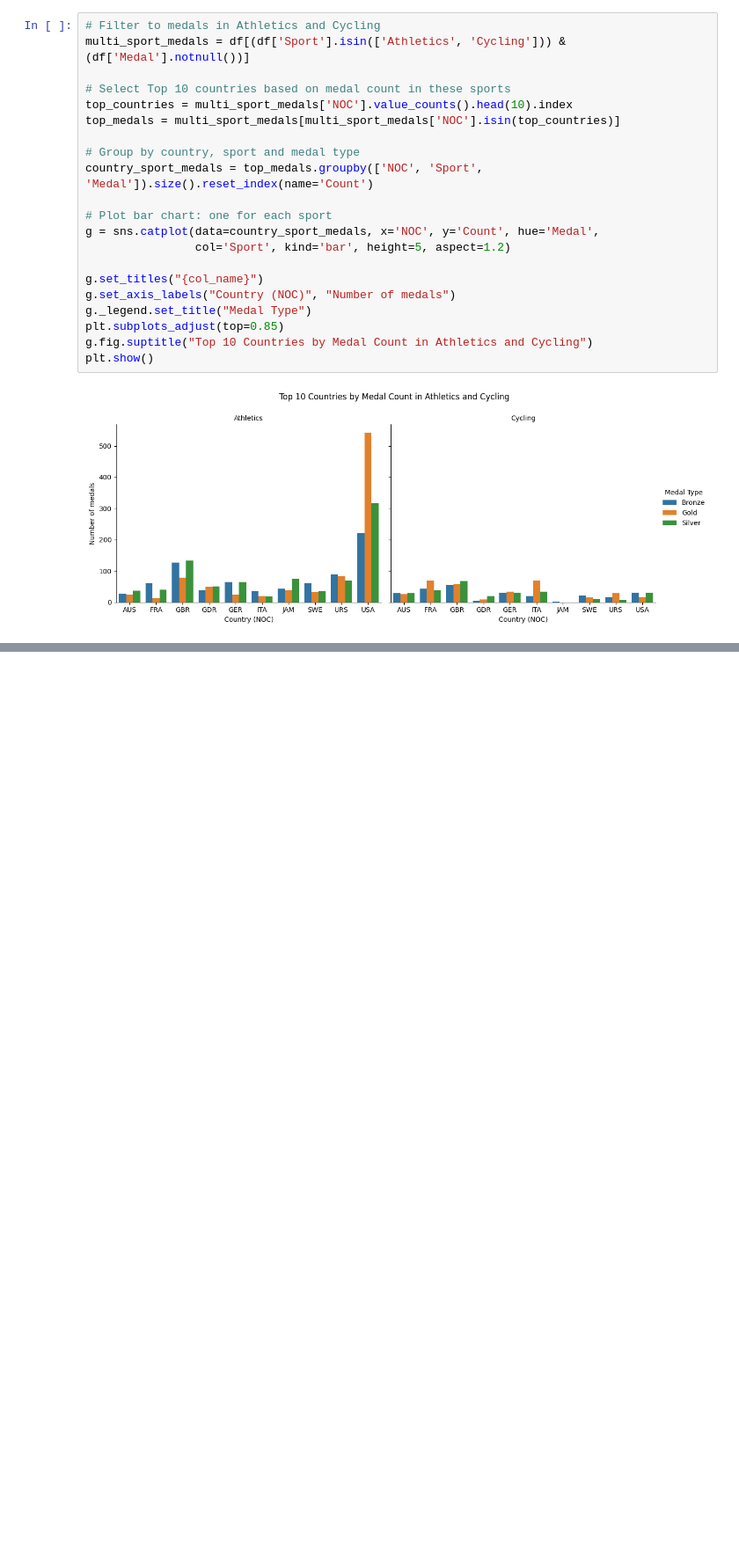
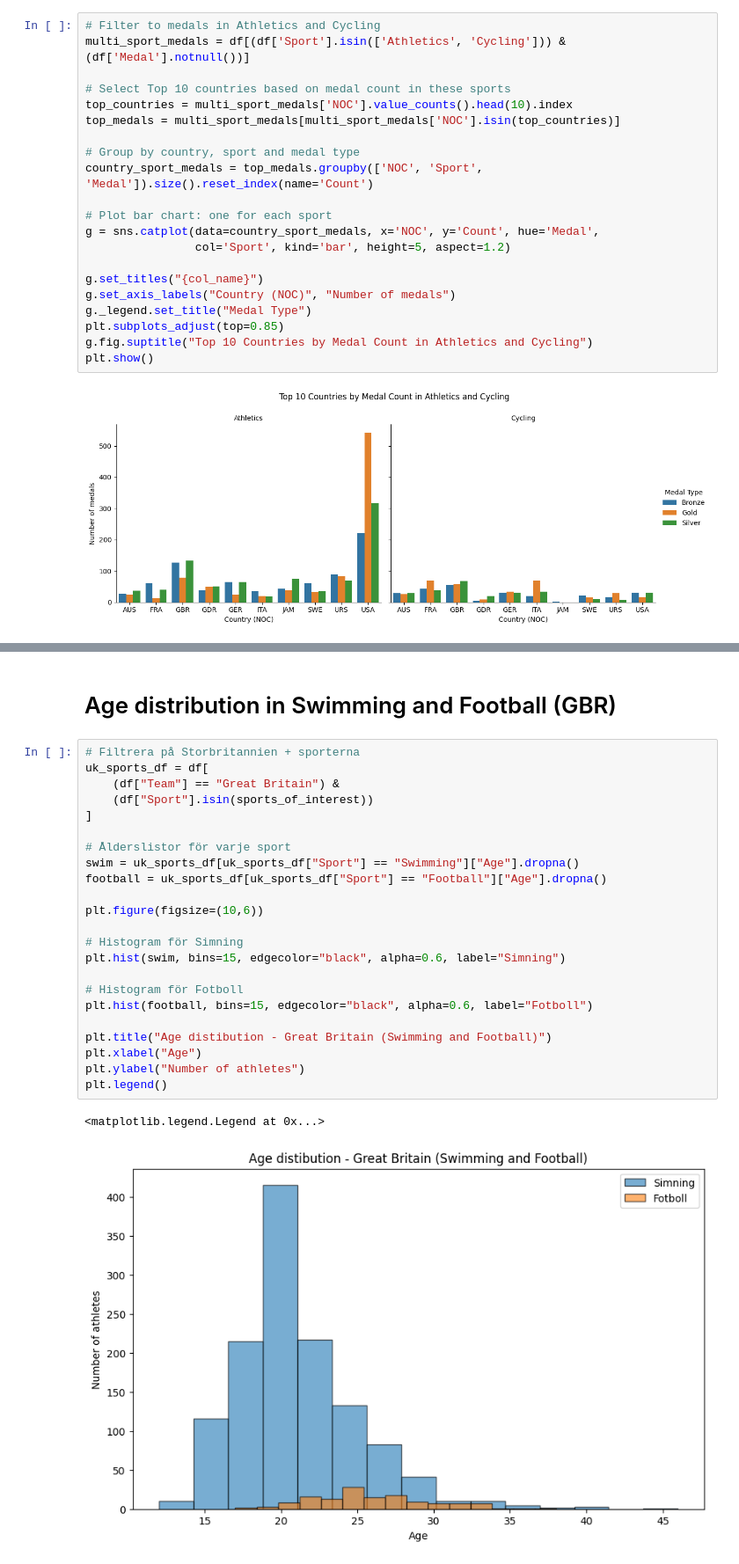
Before and after one commit to nouralahmad89-crypto/OS-projekt-Storbrittanien, a Jupyter notebook: notebooks/data_analysis.ipynb, the cells around one changed output, grey strips where cells are left out. Shown at 88% size. Saved outputs shown, nothing was run; the diff lists cells and outputs as text; blank space fills up the shorter version.

```diff
--- a/notebooks/data_analysis.ipynb
+++ b/notebooks/data_analysis.ipynb
@@ -528,0 +600,28 @@ plt.show()
+# %% [markdown]
+# Age distribution in Swimming and Football (GBR)
+# %%
+# Filtrera på Storbritannien + sporterna
+uk_sports_df = df[
+    (df["Team"] == "Great Britain") &
+    (df["Sport"].isin(sports_of_interest))
+]
+
+# Ålderslistor för varje sport
+swim = uk_sports_df[uk_sports_df["Sport"] == "Swimming"]["Age"].dropna()
+football = uk_sports_df[uk_sports_df["Sport"] == "Football"]["Age"].dropna()
+
+plt.figure(figsize=(10,6))
+
+# Histogram för Simning
+plt.hist(swim, bins=15, edgecolor="black", alpha=0.6, label="Simning")
+
+# Histogram för Fotboll
+plt.hist(football, bins=15, edgecolor="black", alpha=0.6, label="Fotboll")
+
+plt.title("Age distibution - Great Britain (Swimming and Football)")
+plt.xlabel("Age")
+plt.ylabel("Number of athletes")
+plt.legend()
+# %% [output]
+<matplotlib.legend.Legend at 0x...>
+[figure, added]
```
Also changed, not shown: parts of 9 cells of this notebook.
